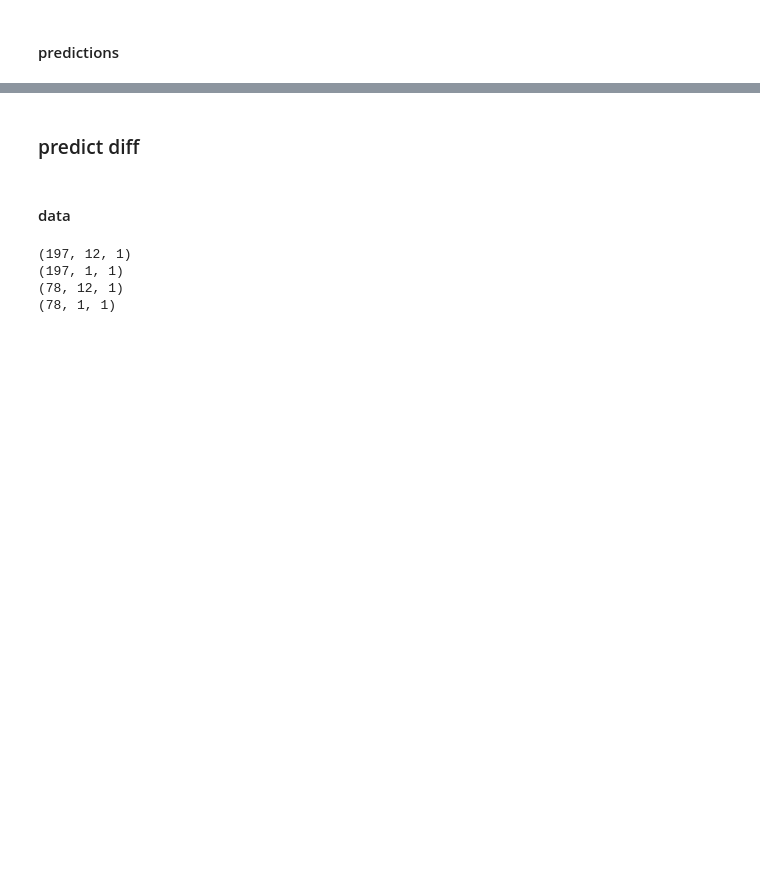
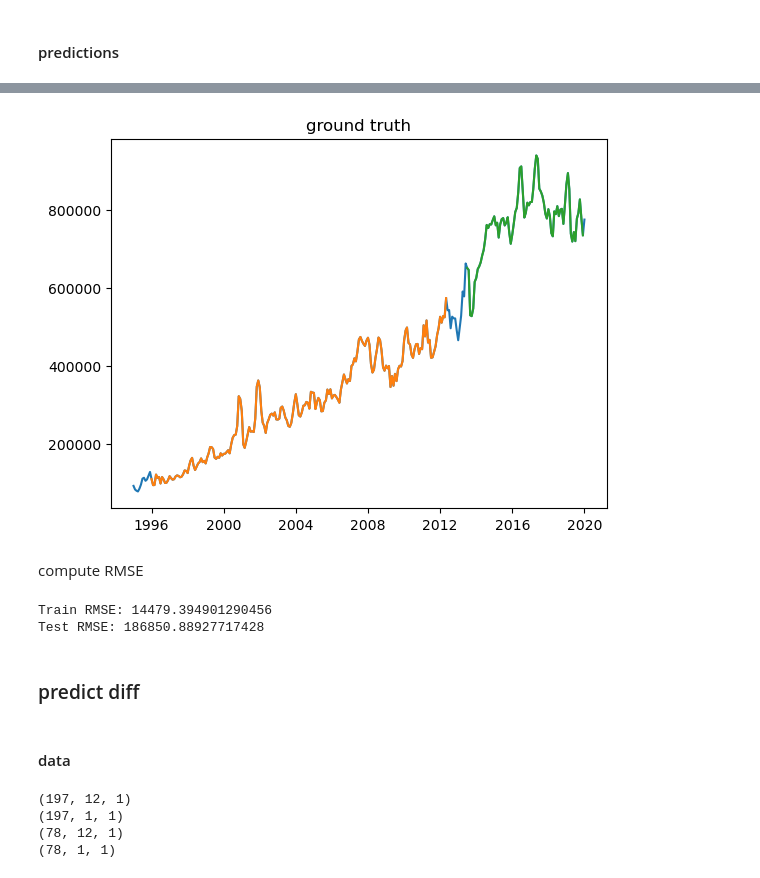
Before and after one commit to hlu109/math462_project, a Jupyter notebook: scripts/simpleRNN.ipynb, the cells around one changed output, grey strips where cells are left out. Saved outputs shown, nothing was run; the diff lists cells and outputs as text; code cells hidden in the pictures; blank space fills up the shorter version.

```diff
--- a/scripts/simpleRNN.ipynb
+++ b/scripts/simpleRNN.ipynb
@@ -343,3 +362,33 @@ plot_inputs_outputs(area_data=area_data,
+# %%
+y_1mo_train_rescaled = scaler.inverse_transform(y_train[:, 0])
+y_1mo_test_rescaled = scaler.inverse_transform(y_test[:, 0])
+# %%
+plot_inputs_outputs(area_data=area_data,
+                    ground_truth=pd.concat([train_df[cols], test_df[cols]]),
+                    train_ts=y_1mo_train_rescaled,
+                    test_ts=y_1mo_test_rescaled,
+                    cols=cols,
+                    col_idx=0,
+                    lookback=lookback,
+                    lookforward=lookforward,
+                    fwd_offset=0,
+                    title='ground truth')
+# %% [output]
+[figure, added]
+# %% [markdown]
+compute RMSE
+# %%
+print('Train RMSE: {}'.format(
+    np.sqrt(
+        mean_squared_error(pred_1mo_train_rescaled[:, 0],
+                           y_1mo_train_rescaled[:, 0]))))
+print('Test RMSE: {}'.format(
+    np.sqrt(
+        mean_squared_error(pred_1mo_test_rescaled[:, 0],
+                           y_1mo_test_rescaled[:, 0]))))
+# %% [output]
+Train RMSE: 14479.394901290456
+Test RMSE: 186850.88927717428
 # %% [markdown]
 ### predict diff
 # %% [markdown]
```
Also changed, not shown: parts of 43 cells of this notebook, 4 other files.
